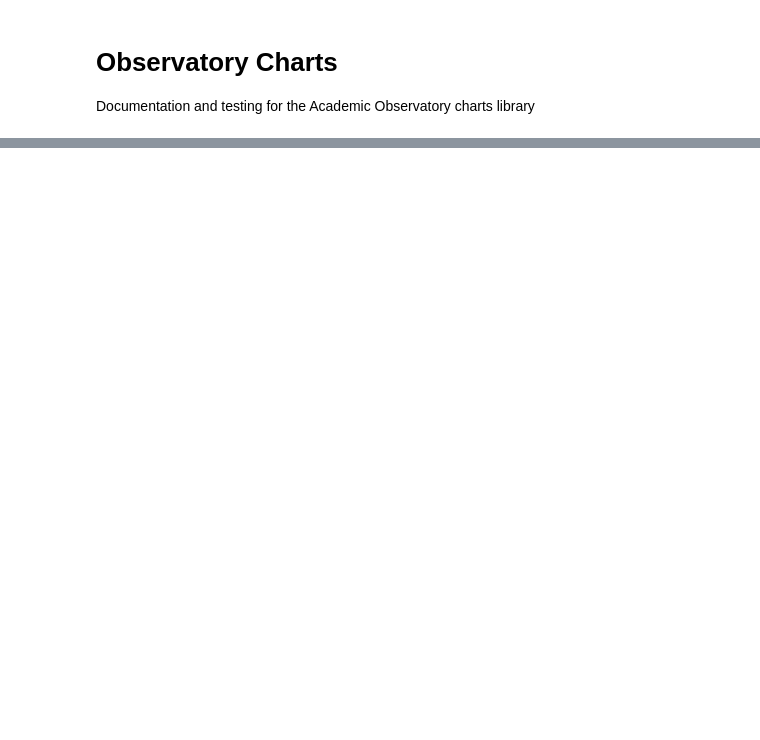
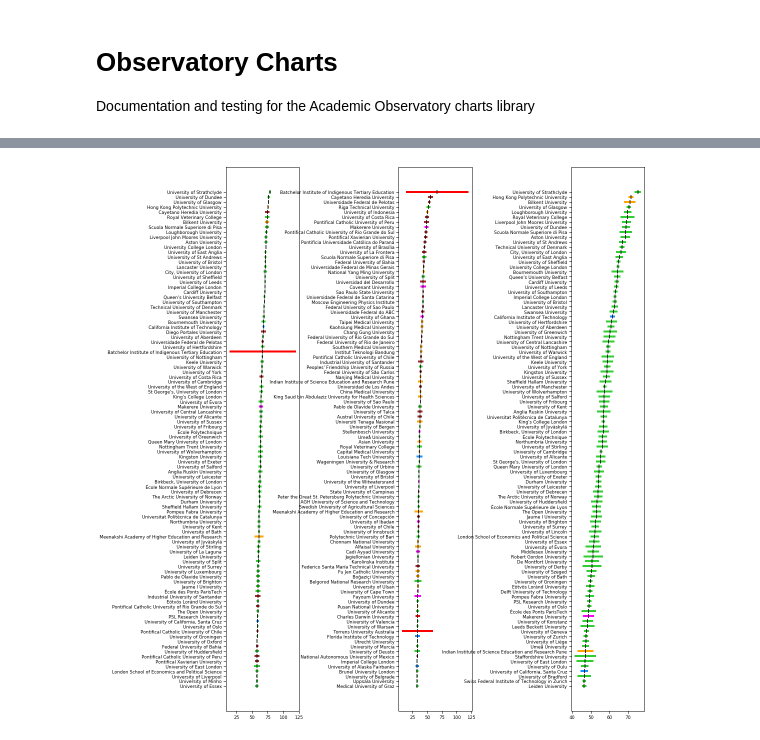
Before and after one commit to The-Academic-Observatory/observatory-platform, a Jupyter notebook: academic_observatory/analysis/Observatory Charts.ipynb, the cells around one changed output, grey strips where cells are left out. Drawn from its saved outputs; the diff is of its cells as text; code cells hidden in the pictures; blank space fills up the shorter version.

```diff
--- a/academic_observatory/analysis/Observatory Charts.ipynb
+++ b/academic_observatory/analysis/Observatory Charts.ipynb
@@ -53,0 +88,29 @@ scatter.df
+# %%
+params = [
+            {
+            'chart_class': ConfidenceIntervalRank,
+            'rankcol': 'percent_OA',
+            'errorcol': 'percent_oa_err',
+            'filter_name': 'published_year',
+            'filter_value': 2017
+            },
+            {
+            'chart_class': ConfidenceIntervalRank,
+            'rankcol': 'percent_gold',
+            'errorcol': 'percent_gold_err',
+            'filter_name': 'published_year',
+            'filter_value': 2017
+            },
+            {
+            'chart_class': ConfidenceIntervalRank,
+            'rankcol': 'percent_green',
+            'errorcol': 'percent_green_err',
+            'filter_name': 'published_year',
+            'filter_value': 2017
+            }
+]
+ci = Layout(test_data, params)
+ci.process_data()
+ci = ci.plot(wspace=1.36)
+# %% [output]
+[figure, added]
```
Also changed, not shown: parts of 16 cells of this notebook, 4 other files.
